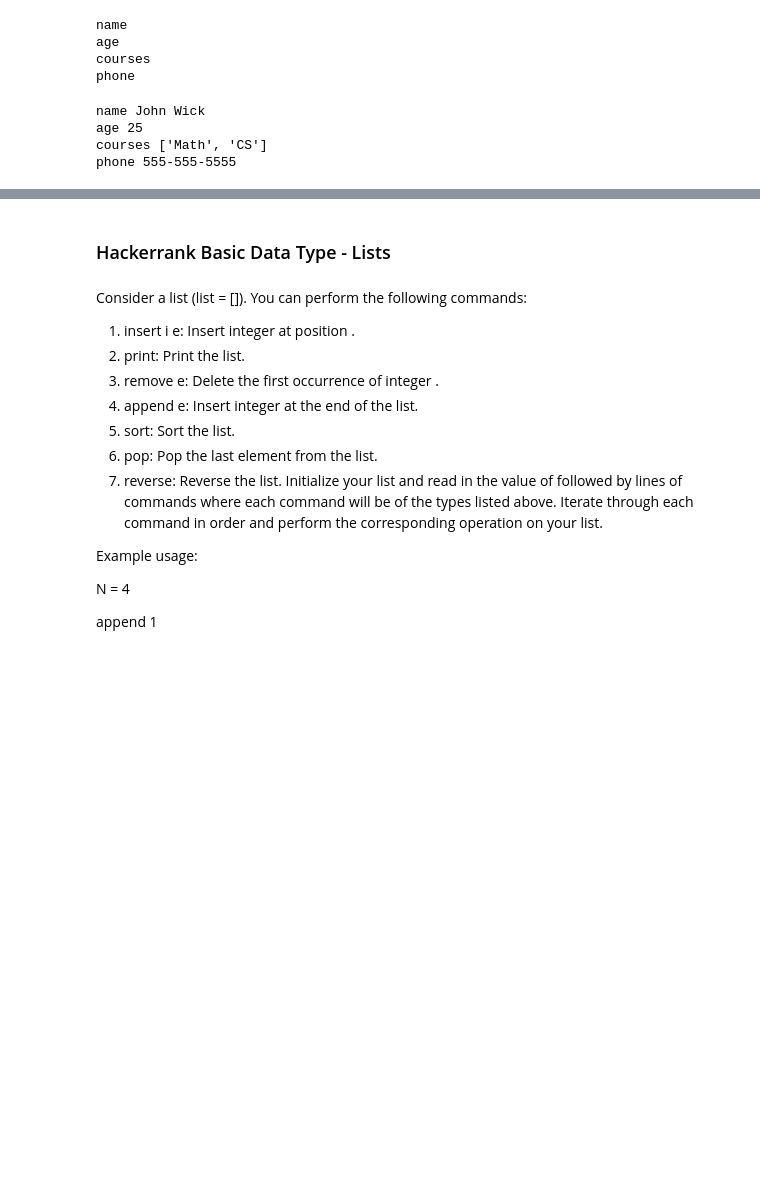
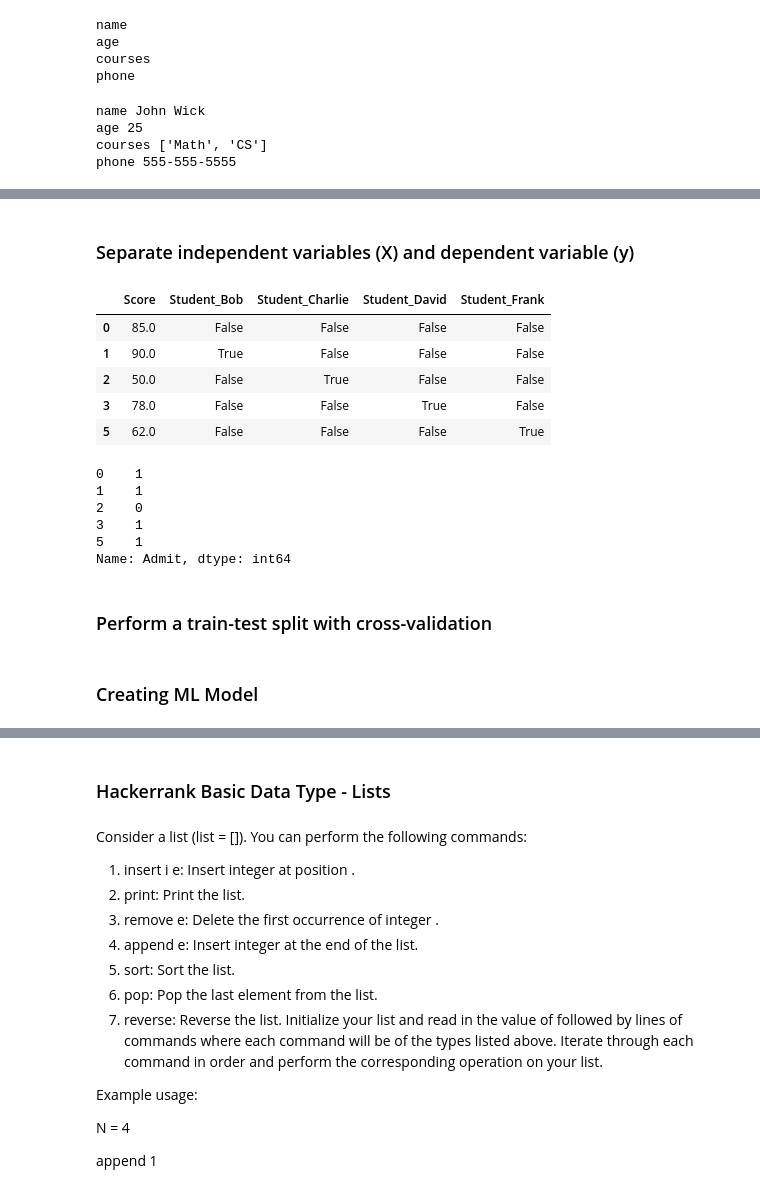
Before and after one commit to rog-SARTHAK/data-engineering, a Jupyter notebook: Python - String List.ipynb, the cells around one changed output, grey strips where cells are left out. Cells and saved outputs as stored; diff of their text form; code cells hidden in the pictures; blank space fills up the shorter version.

```diff
--- a/Python - String List.ipynb
+++ b/Python - String List.ipynb
@@ -594,0 +900,25 @@ phone 555-555-5555
+# %% [markdown]
+### Separate independent variables (X) and dependent variable (y)
+# %%
+X = df_enc.drop("Admit", axis=1)
+y = df_enc["Admit"]
+# %%
+X
+# %% [output]
+|  | Score | Student_Bob | Student_Charlie | Student_David | Student_Frank |
+| 0 | 85.0 | False | False | False | False |
+| 1 | 90.0 | True | False | False | False |
+| 2 | 50.0 | False | True | False | False |
+| 3 | 78.0 | False | False | True | False |
+| 5 | 62.0 | False | False | False | True |
+# %%
+y
+# %% [output]
+0    1
+1    1
+2    0
+3    1
+5    1
+Name: Admit, dtype: int64
+# %% [markdown]
+### Perform a train-test split with cross-validation
@@ -594,0 +929,2 @@ phone 555-555-5555
+# %% [markdown]
+### Creating ML Model
```
Also changed, not shown: parts of 75 cells of this notebook.
